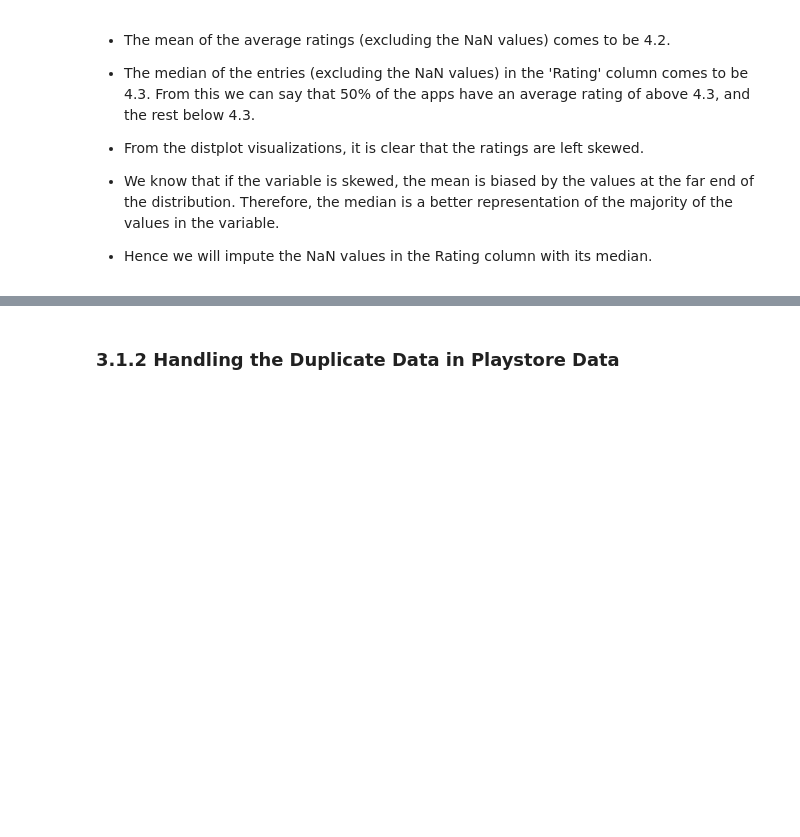
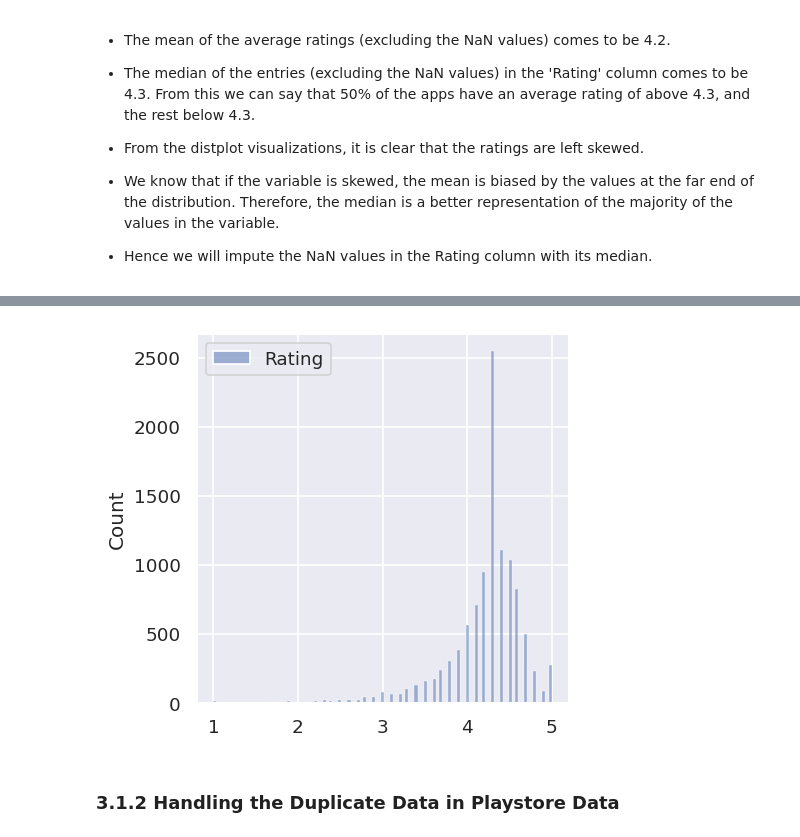
Before and after one commit to hbansal27/Google_Play_Store_Apps_Ratings_EDA, a Jupyter notebook: Play_Store_App_Review_Analysis_EDA.ipynb, the cells around one changed output, grey strips where cells are left out. Cells and saved outputs as stored; diff of their text form; code cells hidden in the pictures; blank space fills up the shorter version.

```diff
--- a/Play_Store_App_Review_Analysis_EDA.ipynb
+++ b/Play_Store_App_Review_Analysis_EDA.ipynb
@@ -594,3 +617,9 @@ ps_data['Rating'].fillna(value=median_rating,inplace=True)
+# %%
+plt.figure(figsize=(4,4))
+sns.histplot(data=ps_data)
+plt.show()
+# %% [output]
+[figure, added]
 # %% [markdown]
 ### **3.1.2 Handling the Duplicate Data in Playstore Data**
 # %%
```
Also changed, not shown: parts of 43 cells of this notebook.
